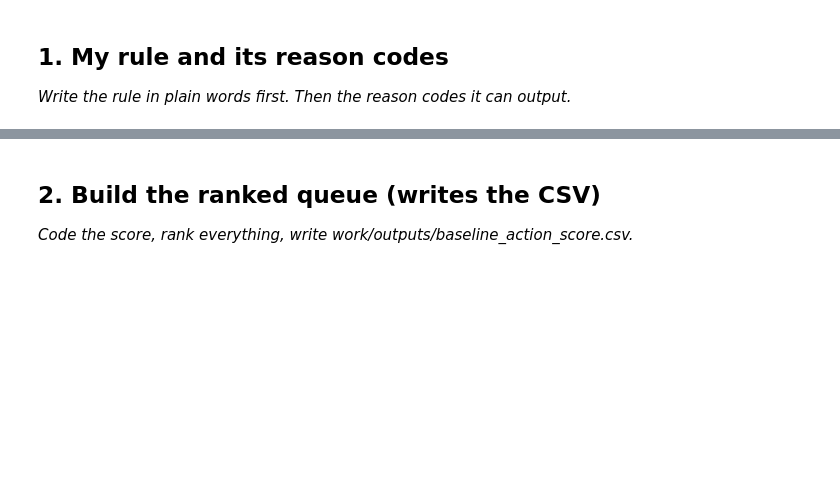
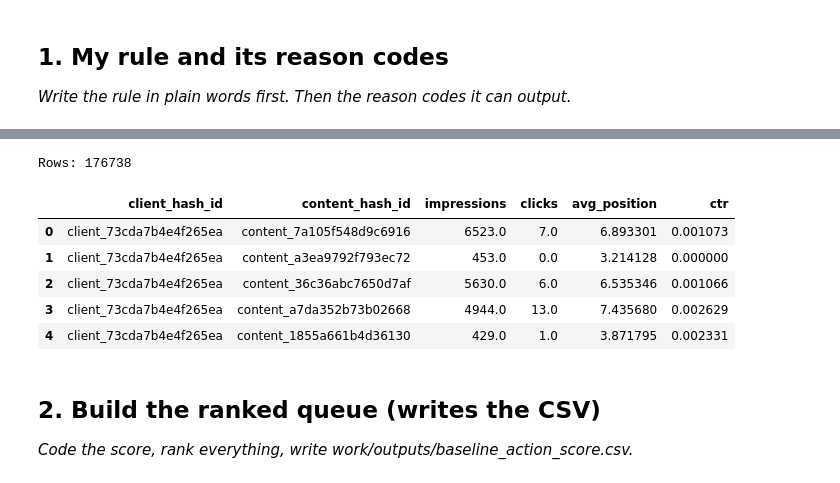
Before and after one commit to manahilrubabsatti/flyrank-ml, a Jupyter notebook: work/notebooks/w04_baseline_score.ipynb, the cells around one changed output, grey strips where cells are left out. Cells and saved outputs as stored; diff of their text form; code cells hidden in the pictures; blank space fills up the shorter version.

```diff
--- a/work/notebooks/w04_baseline_score.ipynb
+++ b/work/notebooks/w04_baseline_score.ipynb
@@ -13,3 +58,39 @@ This skeleton is yours to fill. Work the sections **in order** — each one has
+# %%
+# ML-07 — Load March 2026 development data
+
+baseline = con.sql("""
+SELECT
+    client_hash_id,
+    content_hash_id,
+    SUM(gsc_impressions) AS impressions,
+    SUM(gsc_clicks) AS clicks,
+    SUM(gsc_sum_position) / NULLIF(SUM(gsc_impressions), 0) AS avg_position
+FROM read_parquet(
+    'hf://datasets/FlyRank/internship-warehouse/fact_content_daily_performance/**/*.parquet'
+)
+WHERE month = '2026-03'
+  AND gsc_data_available IS TRUE
+GROUP BY
+    client_hash_id,
+    content_hash_id
+HAVING SUM(gsc_impressions) > 0
+""").df()
+
+baseline["ctr"] = (
+    baseline["clicks"].astype(float)
+    / baseline["impressions"].astype(float)
+)
+
+print("Rows:", len(baseline))
+display(baseline.head())
+# %% [output]
+Rows: 176738
+|  | client_hash_id | content_hash_id | impressions | clicks | avg_position | ctr |
+| 0 | client_73cda7b4e4f265ea | content_7a105f548d9c6916 | 6523.0 | 7.0 | 6.893301 | 0.001073 |
+| 1 | client_73cda7b4e4f265ea | content_a3ea9792f793ec72 | 453.0 | 0.0 | 3.214128 | 0.000000 |
+| 2 | client_73cda7b4e4f265ea | content_36c36abc7650d7af | 5630.0 | 6.0 | 6.535346 | 0.001066 |
+| 3 | client_73cda7b4e4f265ea | content_a7da352b73b02668 | 4944.0 | 13.0 | 7.435680 | 0.002629 |
+| 4 | client_73cda7b4e4f265ea | content_1855a661b4d36130 | 429.0 | 1.0 | 3.871795 | 0.002331 |
 # %%
 # This cell is for CODE (numbers, a query, a check).
 # Write your text answer in the cell ABOVE this one — typing sentences here breaks Run All.
```
Also changed, not shown: parts of 10 cells of this notebook.
